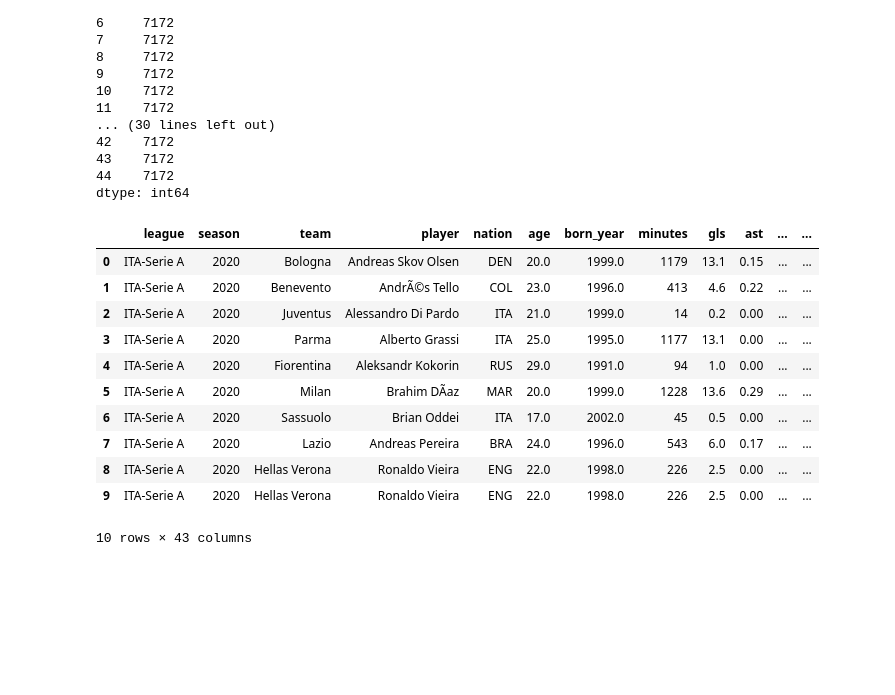
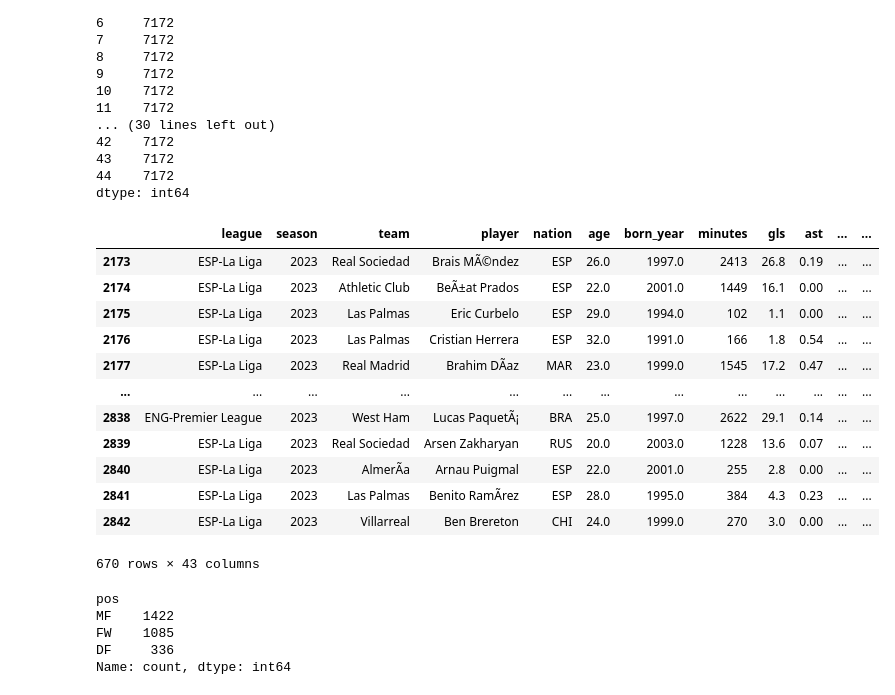
Before and after one commit to RiasMommy/Statapp, a Jupyter notebook: notebook/exploration.ipynb, the cells around one changed output. Cells and saved outputs as stored; diff of their text form; code cells hidden in the pictures; blank space fills up the shorter version.

```diff
--- a/notebook/exploration.ipynb
+++ b/notebook/exploration.ipynb
@@ -146,17 +146,27 @@ import pandas as pd
 
 df = pd.read_csv("../data/processed/players_clean.csv")
 # %%
-df.head(10)
+
+df[df["season"] == 2023]
 # %% [output]
 |  | league | season | team | player | nation | age | born_year | minutes | gls | ast | ... | ... |
-| 0 | ITA-Serie A | 2020 | Bologna | Andreas Skov Olsen | DEN | 20.0 | 1999.0 | 1179 | 13.1 | 0.15 | ... | ... |
-| 1 | ITA-Serie A | 2020 | Benevento | AndrÃ©s Tello | COL | 23.0 | 1996.0 | 413 | 4.6 | 0.22 | ... | ... |
-| 2 | ITA-Serie A | 2020 | Juventus | Alessandro Di Pardo | ITA | 21.0 | 1999.0 | 14 | 0.2 | 0.00 | ... | ... |
-| 3 | ITA-Serie A | 2020 | Parma | Alberto Grassi | ITA | 25.0 | 1995.0 | 1177 | 13.1 | 0.00 | ... | ... |
-| 4 | ITA-Serie A | 2020 | Fiorentina | Aleksandr Kokorin | RUS | 29.0 | 1991.0 | 94 | 1.0 | 0.00 | ... | ... |
-| 5 | ITA-Serie A | 2020 | Milan | Brahim DÃ­az | MAR | 20.0 | 1999.0 | 1228 | 13.6 | 0.29 | ... | ... |
-| 6 | ITA-Serie A | 2020 | Sassuolo | Brian Oddei | ITA | 17.0 | 2002.0 | 45 | 0.5 | 0.00 | ... | ... |
-| 7 | ITA-Serie A | 2020 | Lazio | Andreas Pereira | BRA | 24.0 | 1996.0 | 543 | 6.0 | 0.17 | ... | ... |
-| 8 | ITA-Serie A | 2020 | Hellas Verona | Ronaldo Vieira | ENG | 22.0 | 1998.0 | 226 | 2.5 | 0.00 | ... | ... |
-| 9 | ITA-Serie A | 2020 | Hellas Verona | Ronaldo Vieira | ENG | 22.0 | 1998.0 | 226 | 2.5 | 0.00 | ... | ... |
+| 2173 | ESP-La Liga | 2023 | Real Sociedad | Brais MÃ©ndez | ESP | 26.0 | 1997.0 | 2413 | 26.8 | 0.19 | ... | ... |
+| 2174 | ESP-La Liga | 2023 | Athletic Club | BeÃ±at Prados | ESP | 22.0 | 2001.0 | 1449 | 16.1 | 0.00 | ... | ... |
+| 2175 | ESP-La Liga | 2023 | Las Palmas | Eric Curbelo | ESP | 29.0 | 1994.0 | 102 | 1.1 | 0.00 | ... | ... |
+| 2176 | ESP-La Liga | 2023 | Las Palmas | Cristian Herrera | ESP | 32.0 | 1991.0 | 166 | 1.8 | 0.54 | ... | ... |
+| 2177 | ESP-La Liga | 2023 | Real Madrid | Brahim DÃ­az | MAR | 23.0 | 1999.0 | 1545 | 17.2 | 0.47 | ... | ... |
+| ... | ... | ... | ... | ... | ... | ... | ... | ... | ... | ... | ... | ... |
+| 2838 | ENG-Premier League | 2023 | West Ham | Lucas PaquetÃ¡ | BRA | 25.0 | 1997.0 | 2622 | 29.1 | 0.14 | ... | ... |
+| 2839 | ESP-La Liga | 2023 | Real Sociedad | Arsen Zakharyan | RUS | 20.0 | 2003.0 | 1228 | 13.6 | 0.07 | ... | ... |
+| 2840 | ESP-La Liga | 2023 | AlmerÃ­a | Arnau Puigmal | ESP | 22.0 | 2001.0 | 255 | 2.8 | 0.00 | ... | ... |
+| 2841 | ESP-La Liga | 2023 | Las Palmas | Benito RamÃ­rez | ESP | 28.0 | 1995.0 | 384 | 4.3 | 0.23 | ... | ... |
+| 2842 | ESP-La Liga | 2023 | Villarreal | Ben Brereton | CHI | 24.0 | 1999.0 | 270 | 3.0 | 0.00 | ... | ... |
-10 rows × 43 columns
+670 rows × 43 columns
+# %%
+df["pos"].value_counts()
+# %% [output]
+pos
+MF    1422
+FW    1085
+DF     336
+Name: count, dtype: int64
```
Also changed, not shown: parts of 4 cells of this notebook, 1 other file.
